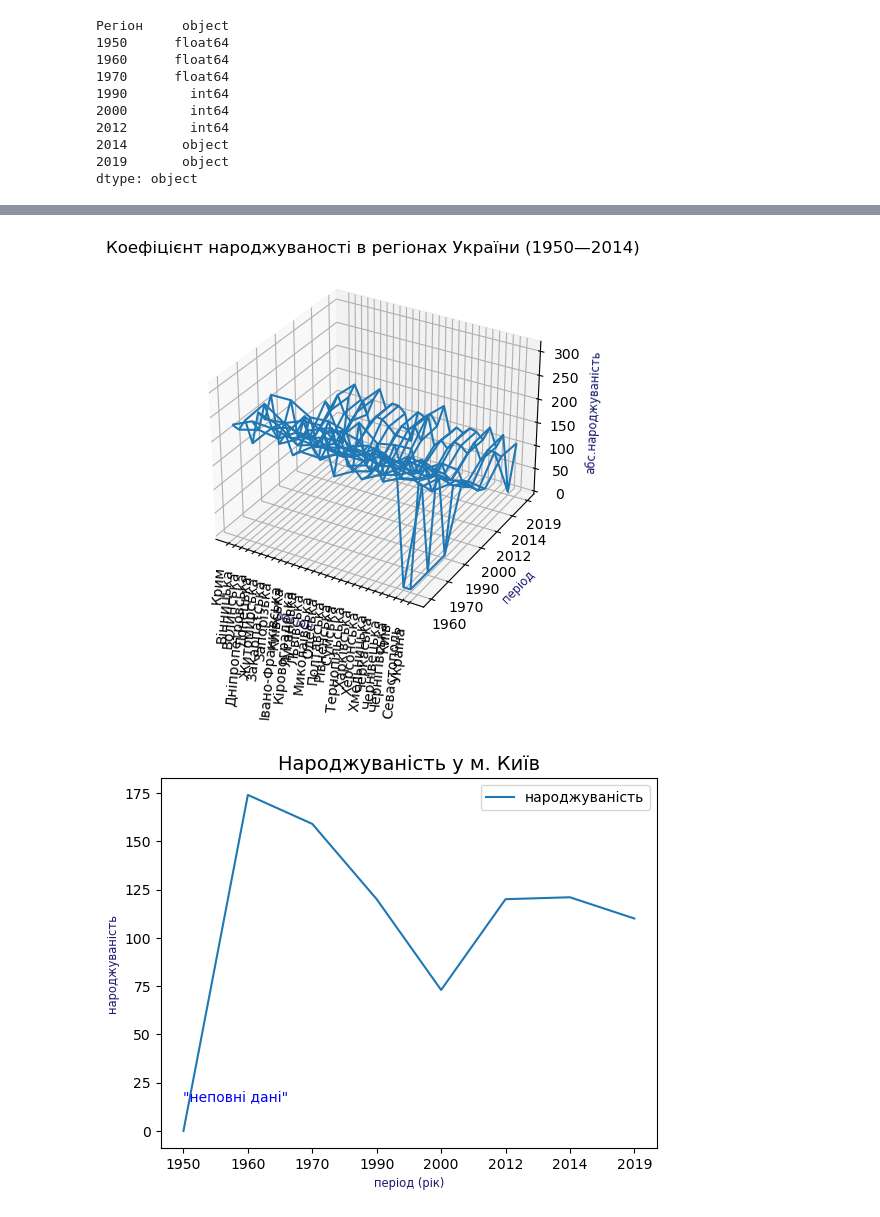
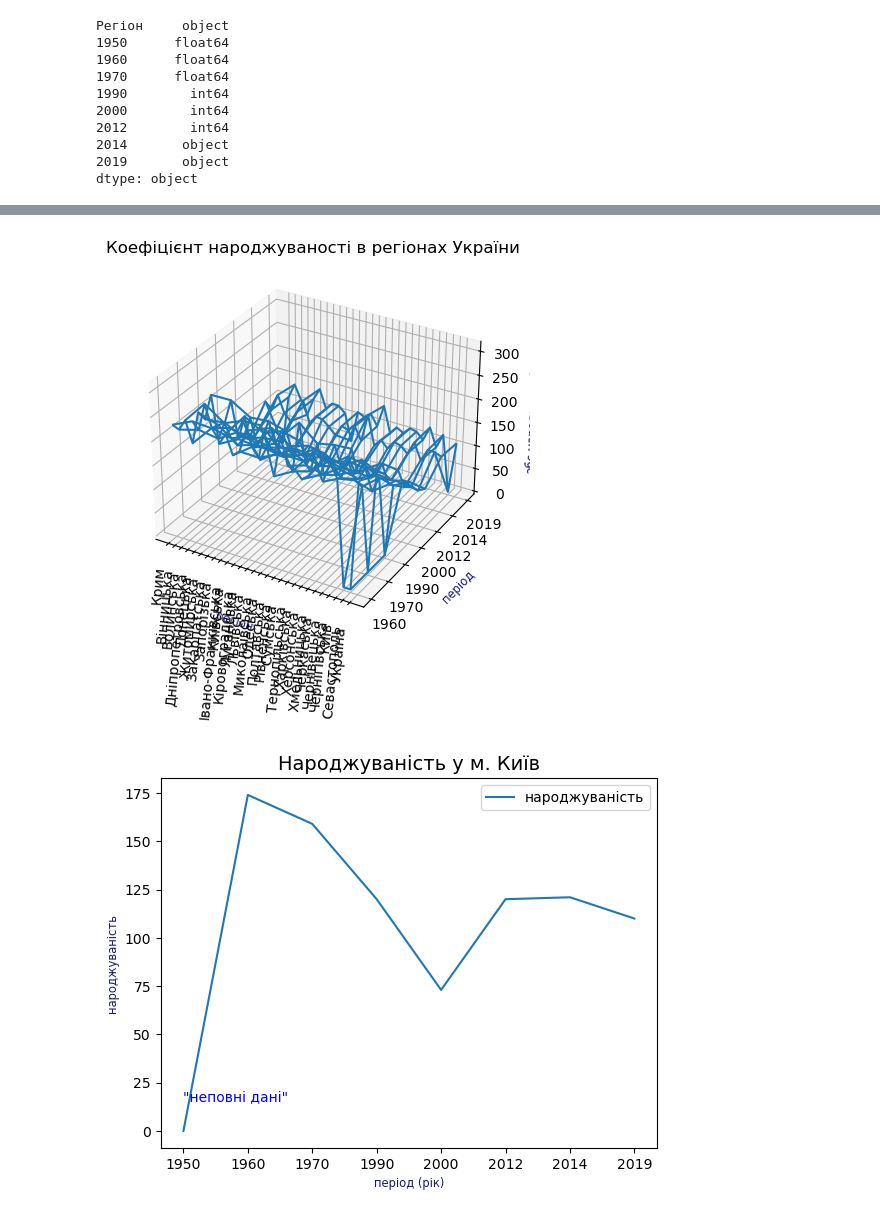
Before and after one commit to DenysTantsiura/datas, a Jupyter notebook: Hw_2.1/Hw2.1.ipynb, the cells around one changed output, grey strips where cells are left out. Saved outputs shown, nothing was run; the diff lists cells and outputs as text; code cells hidden in the pictures.

```diff
--- a/Hw_2.1/Hw2.1.ipynb
+++ b/Hw_2.1/Hw2.1.ipynb
@@ -73,5 +73,5 @@ print(p1t1[0].dtypes)
 2019       object
 dtype: object
 # %%
-p1t1 = p1t1[0].fillna(0)
+p1t1z = p1t1[0].fillna(0)
 # p1t1[0].fillna(0, inplace=True)
@@ -91,0 +78,4 @@ dtype: object
+# %%
+# Замініть типи нечислових колонок на числові. Підказка - це колонки, де знаходився символ '—'
+p1t1z.iloc[0:, 1:] = p1t1z.iloc[0:, 1:].astype('int', errors='ignore')
+p1t1z.dtypes
@@ -121,27 +99,27 @@ print(p1t1m1)
 # %%
 
 fig = plt.figure()
 ax = fig.add_subplot(projection="3d")
 
-xl = np.array(p1t1m1['Регіон'])
-yl = np.array(p1t1m1.columns)[1:]
+xl = np.array(p1t1z['Регіон'])
+yl = np.array(p1t1z.columns)[1:]
 plt.xticks(ticks=np.arange(0, xl.shape[0]), labels=xl, rotation=85)
 plt.yticks(ticks=np.arange(0, yl.shape[0]), labels=yl)
 plt.xlabel('регіон', fontsize='small', color='midnightblue')
 plt.ylabel('період', fontsize='small', color='midnightblue')
 ax.set_zlabel('абс.народжуваність', fontsize='small', color='midnightblue')
-plt.title('Коефіцієнт народжуваності в регіонах України (1950—2014)', fontsize=12)
+plt.title('Коефіцієнт народжуваності в регіонах України', fontsize=12)
 
 x, y = np.meshgrid(
     np.arange(0, xl.shape[0]), np.arange(1, yl.shape[0]))
 
 ax.plot_wireframe(
                   x,
                   y,
-                  p1t1m1.to_numpy()[x, y],
+                  p1t1z.to_numpy()[x, y],
                   )
 
 plt.show()
 # %% [output]
-[figure, old version]
+[figure, new version]
 # %%
```
Also changed, not shown: parts of 9 cells of this notebook.
